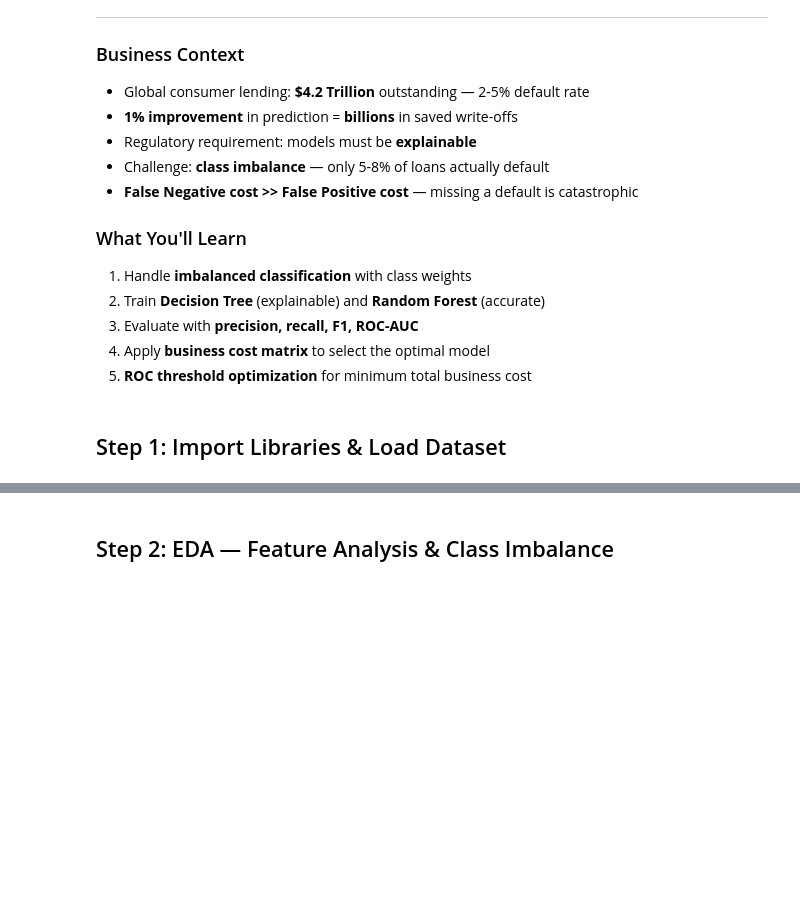
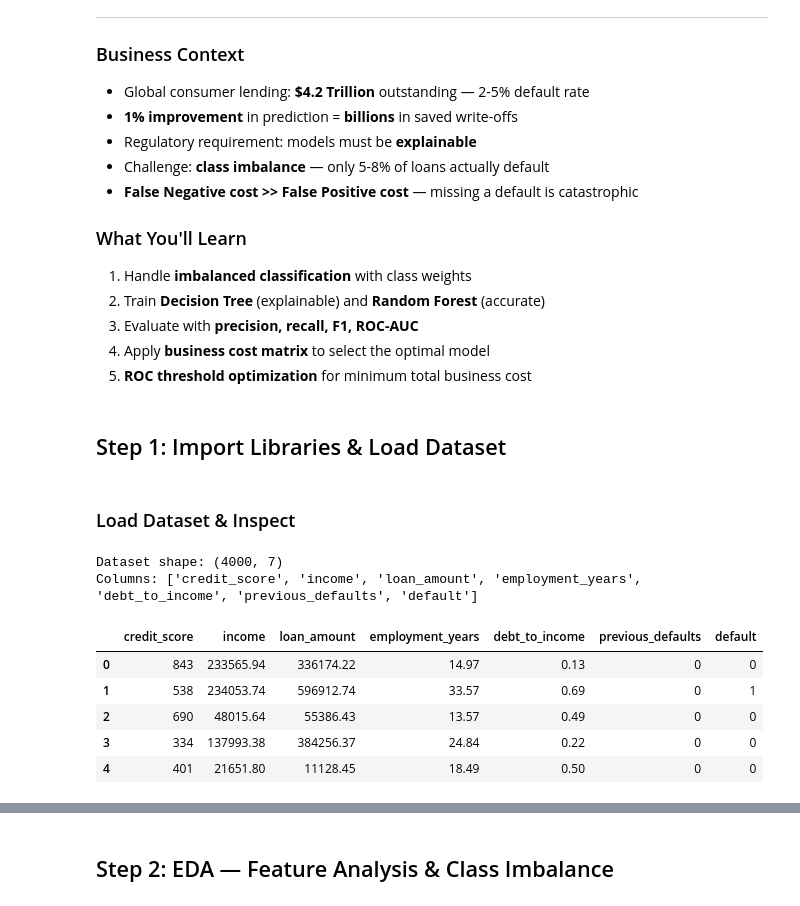
Before and after one commit to mdhiman/iimsd-ba-sessions, a Jupyter notebook: CourseContent/Session4_Classification/notebooks/Loan_Approval_Model.ipynb, the cells around one changed output, grey strips where cells are left out. Drawn from its saved outputs; the diff is of its cells as text; code cells hidden in the pictures; blank space fills up the shorter version.

```diff
--- a/CourseContent/Session4_Classification/notebooks/Loan_Approval_Model.ipynb
+++ b/CourseContent/Session4_Classification/notebooks/Loan_Approval_Model.ipynb
@@ -44,0 +37,16 @@ df.describe().round(2)
+# %% [markdown]
+### Load Dataset & Inspect
+# %%
+df = pd.read_csv("../datasets/loan_approval.csv")
+print(f"Dataset shape: {df.shape}")
+print(f"Columns: {list(df.columns)}")
+df.head()
+# %% [output]
+Dataset shape: (4000, 7)
+Columns: ['credit_score', 'income', 'loan_amount', 'employment_years', 'debt_to_income', 'previous_defaults', 'default']
+|  | credit_score | income | loan_amount | employment_years | debt_to_income | previous_defaults | default |
+| 0 | 843 | 233565.94 | 336174.22 | 14.97 | 0.13 | 0 | 0 |
+| 1 | 538 | 234053.74 | 596912.74 | 33.57 | 0.69 | 0 | 1 |
+| 2 | 690 | 48015.64 | 55386.43 | 13.57 | 0.49 | 0 | 0 |
+| 3 | 334 | 137993.38 | 384256.37 | 24.84 | 0.22 | 0 | 0 |
+| 4 | 401 | 21651.80 | 11128.45 | 18.49 | 0.50 | 0 | 0 |
```
Also changed, not shown: parts of 34 cells of this notebook.
